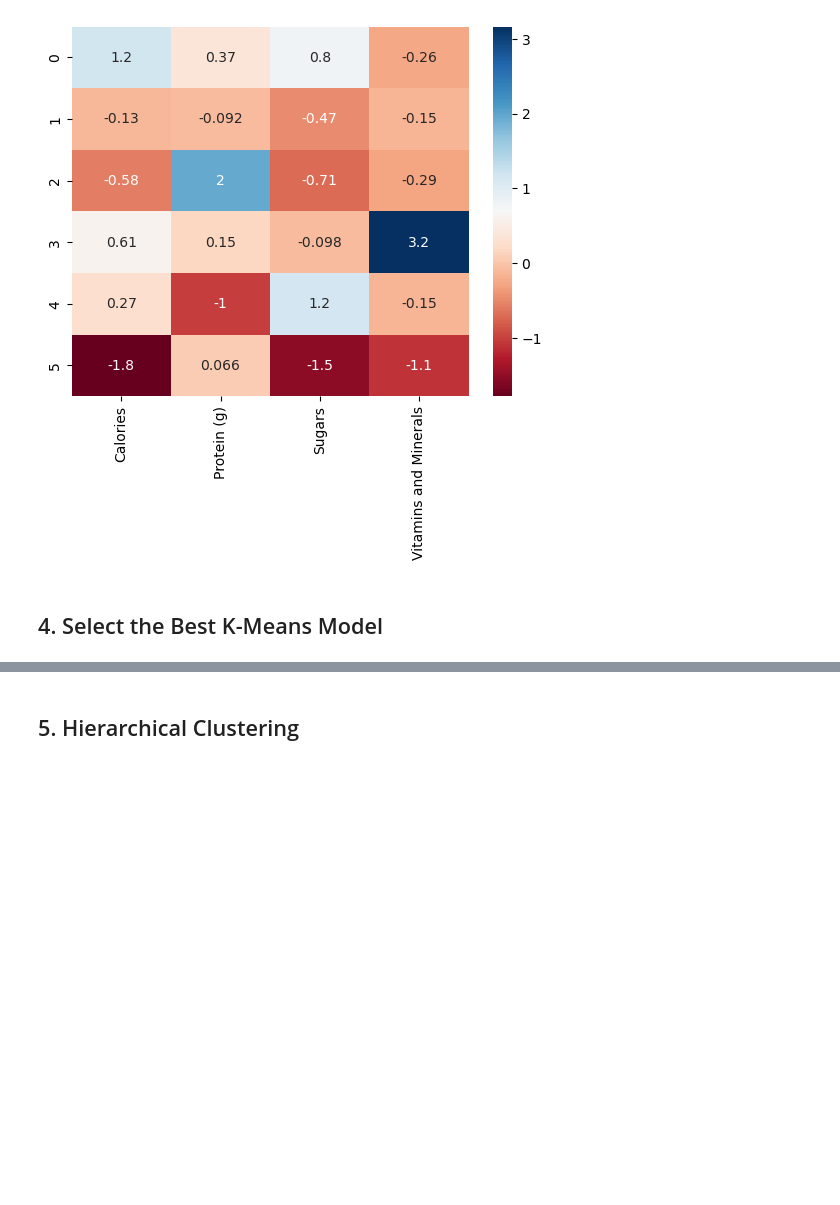
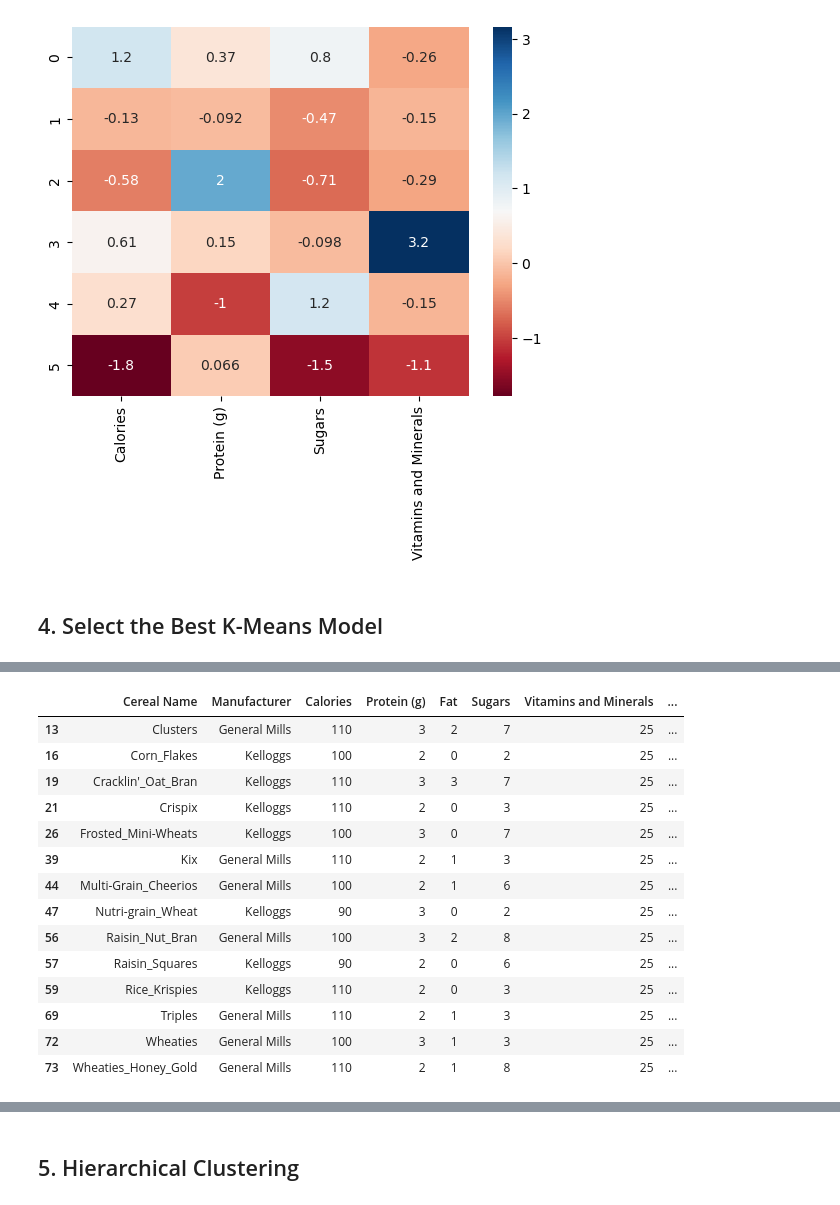
Before and after one commit to Camiloesp/PythonDataScience_UnsupervisedML, a Jupyter notebook: Course Assignment Notebooks/section04_clustering_assignments.ipynb, the cells around one changed output, grey strips where cells are left out. Saved outputs shown, nothing was run; the diff lists cells and outputs as text; code cells hidden in the pictures; blank space fills up the shorter version.

Commit message:
Selecting the best K-Means model

```diff
--- a/Course Assignment Notebooks/section04_clustering_assignments.ipynb
+++ b/Course Assignment Notebooks/section04_clustering_assignments.ipynb
@@ -224,0 +238,9 @@ sns.heatmap(pd.DataFrame(kmeans6.cluster_centers_, columns=data_scaled.columns),
+# %%
+model1_clusters = pd.Series(kmeans3.labels_, name='model1_clusters')
+model1_names = model1_clusters.map({
+    0: 'Typical Cereals',
+    1: 'Hearty Cereals',
+    2: 'Empty Cereals'
+})
+
+model1_names.head()
@@ -224,0 +254,12 @@ sns.heatmap(pd.DataFrame(kmeans6.cluster_centers_, columns=data_scaled.columns),
+# %%
+model2_clusters = pd.Series(kmeans6.labels_, name='model2_clusters')
+model2_names = model2_clusters.map({
+    0: 'High in Calories and Sugar',
+    1: 'Typical Cereals',
+    2: 'High Protein',
+    3: 'High Vitamins and Minerals',
+    4: 'High Sugar, Low Protein',
+    5: 'Low Calories'
+})
+
+model2_names.head()
@@ -232,0 +309,3 @@ sns.heatmap(pd.DataFrame(kmeans6.cluster_centers_, columns=data_scaled.columns),
+# %%
+cluster_names = pd.concat([df, model1_names, model2_names], axis=1)
+cluster_names.head()
@@ -232,0 +319,3 @@ sns.heatmap(pd.DataFrame(kmeans6.cluster_centers_, columns=data_scaled.columns),
+# %%
+cereal_typical = cluster_names[cluster_names.model2_clusters == 'Typical Cereals']
+cereal_typical.head()
@@ -232,0 +341,18 @@ sns.heatmap(pd.DataFrame(kmeans6.cluster_centers_, columns=data_scaled.columns),
+# %%
+cereal_typical[cereal_typical.Manufacturer.isin(['Kelloggs', 'General Mills'])]
+# %% [output]
+|  | Cereal Name | Manufacturer | Calories | Protein (g) | Fat | Sugars | Vitamins and Minerals | ... |
+| 13 | Clusters | General Mills | 110 | 3 | 2 | 7 | 25 | ... |
+| 16 | Corn_Flakes | Kelloggs | 100 | 2 | 0 | 2 | 25 | ... |
+| 19 | Cracklin'_Oat_Bran | Kelloggs | 110 | 3 | 3 | 7 | 25 | ... |
+| 21 | Crispix | Kelloggs | 110 | 2 | 0 | 3 | 25 | ... |
+| 26 | Frosted_Mini-Wheats | Kelloggs | 100 | 3 | 0 | 7 | 25 | ... |
+| 39 | Kix | General Mills | 110 | 2 | 1 | 3 | 25 | ... |
+| 44 | Multi-Grain_Cheerios | General Mills | 100 | 2 | 1 | 6 | 25 | ... |
+| 47 | Nutri-grain_Wheat | Kelloggs | 90 | 3 | 0 | 2 | 25 | ... |
+| 56 | Raisin_Nut_Bran | General Mills | 100 | 3 | 2 | 8 | 25 | ... |
+| 57 | Raisin_Squares | Kelloggs | 90 | 2 | 0 | 6 | 25 | ... |
+| 59 | Rice_Krispies | Kelloggs | 110 | 2 | 0 | 3 | 25 | ... |
+| 69 | Triples | General Mills | 110 | 2 | 1 | 3 | 25 | ... |
+| 72 | Wheaties | General Mills | 100 | 3 | 1 | 3 | 25 | ... |
+| 73 | Wheaties_Honey_Gold | General Mills | 110 | 2 | 1 | 8 | 25 | ... |
```
Also changed, not shown: parts of 18 cells of this notebook, 1 other file.
